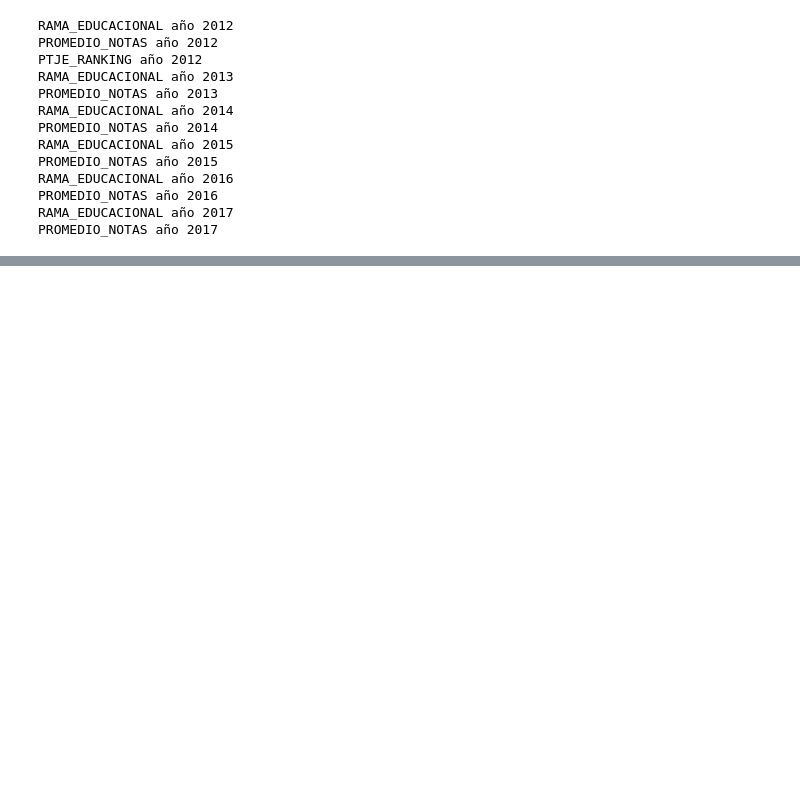
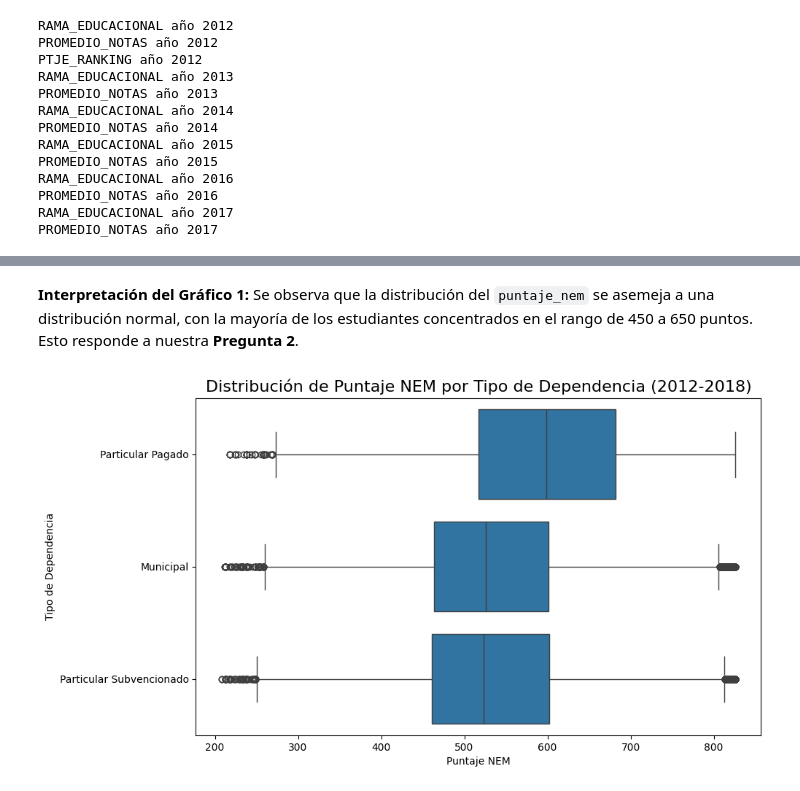
Before and after one commit to BenjaCidR/Proyecto-DEMRE, a Jupyter notebook: notebooks/Limpieza_2012-2018.ipynb, the cells around one changed output, grey strips where cells are left out. Saved outputs shown, nothing was run; the diff lists cells and outputs as text; code cells hidden in the pictures; blank space fills up the shorter version.

```diff
--- a/notebooks/Limpieza_2012-2018.ipynb
+++ b/notebooks/Limpieza_2012-2018.ipynb
@@ -318,0 +308,12 @@ plt.show()
+# %% [markdown]
+**Interpretación del Gráfico 1:**
+Se observa que la distribución del `puntaje_nem` se asemeja a una distribución normal, con la mayoría de los estudiantes concentrados en el rango de 450 a 650 puntos. Esto responde a nuestra **Pregunta 2**.
+# %%
+plt.figure(figsize=(10, 6))
+sns.boxplot(data=df_final, x='puntaje_nem', y='dependencia_colegio', order=df_final.groupby('dependencia_colegio')['puntaje_nem'].median().sort_values(ascending=False).index)
+plt.title('Distribución de Puntaje NEM por Tipo de Dependencia (2012-2018)', fontsize=16)
+plt.xlabel('Puntaje NEM')
+plt.ylabel('Tipo de Dependencia')
+plt.show()
+# %% [output]
+[figure, added]
```
Also changed, not shown: parts of 32 cells of this notebook, 2 other files.
